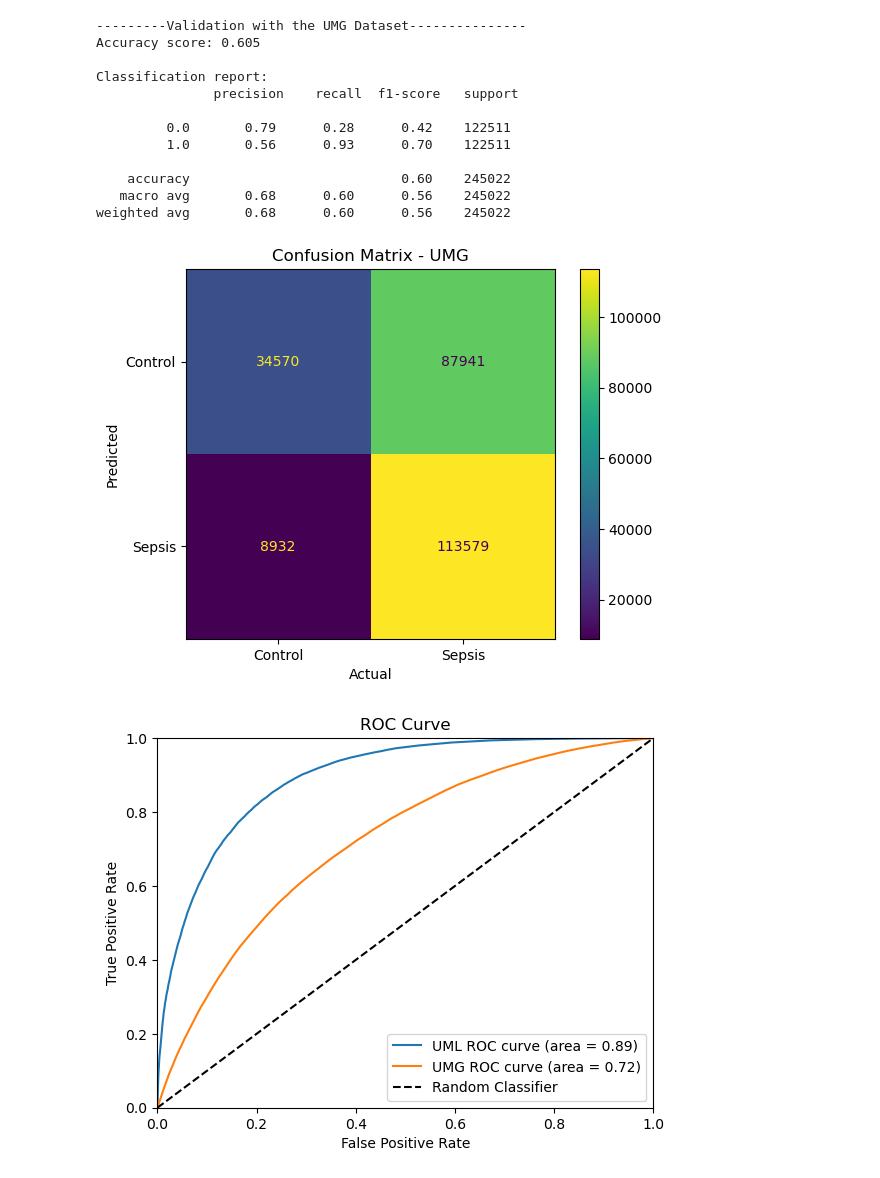
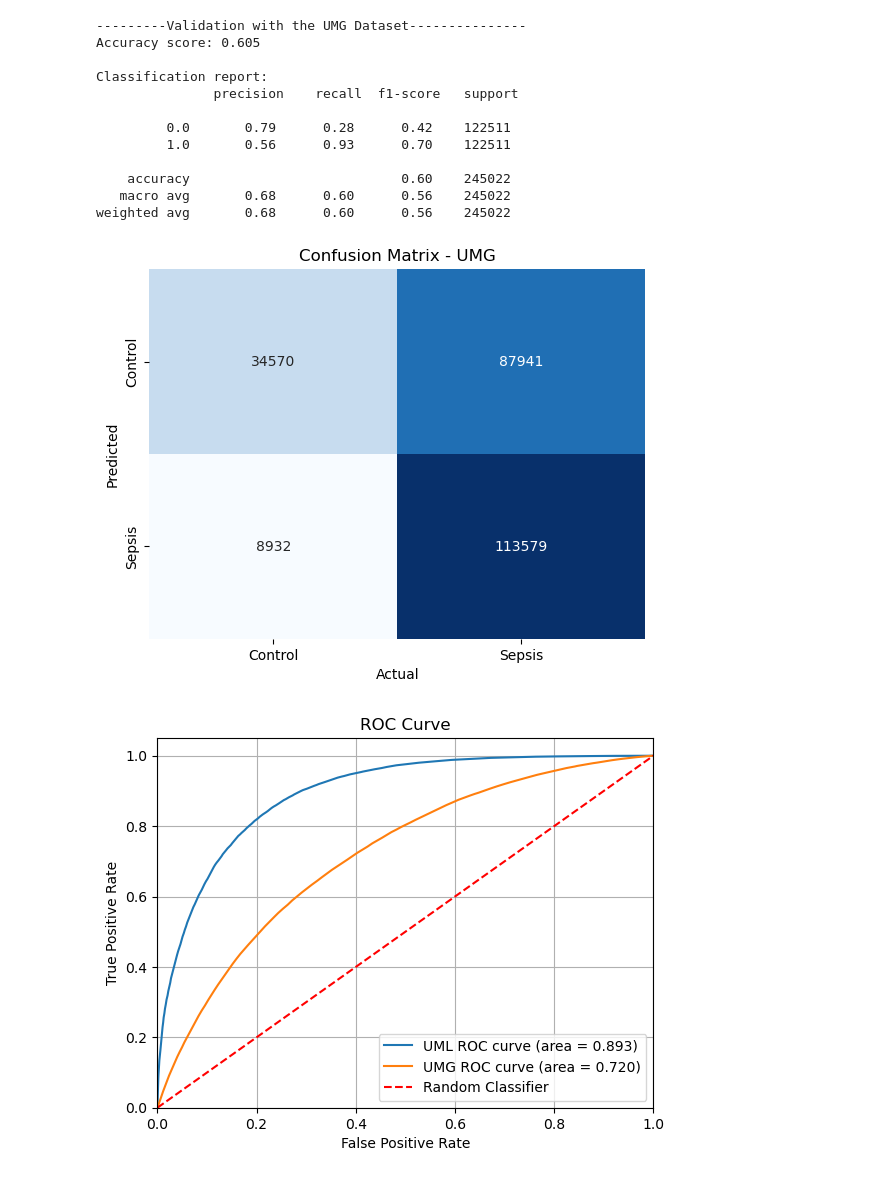
Before and after one commit to michaeltwo/info501, a Jupyter notebook: randomForest.ipynb, the cells around one changed output. Saved outputs shown, nothing was run; the diff lists cells and outputs as text; code cells hidden in the pictures.

```diff
--- a/randomForest.ipynb
+++ b/randomForest.ipynb
@@ -9,8 +9,8 @@ from sklearn.metrics import accuracy_score, classification_report, confusion_mat
 %run preprocessing.ipynb import preprocess, clean, remove_outliers, rescale_dataset, undersample_data, split_external_data
 
 df=pd.read_csv("sbcdata.csv")
-#Use df_uml for training the model and df_umg for validation
-df_uml, df_umg = preprocess(df, save_csv=True)
+#Use df_uml to train and test the model and df_umg for validation
+df_uml, df_umg = preprocess(df, save_csv=False)
 # %% [output]
 Count of each target variable before preprop: Diagnosis
 0.0    1776380
@@ -161,14 +180,17 @@ weighted avg       0.68      0.60      0.56    245022
 # %%
 #Validation: calculate confusion matrix
 conf_matrix_valid=confusion_matrix(y_validation, y_pred_valid)
-ConfusionMatrixDisplay(confusion_matrix = conf_matrix_valid, display_labels = ['Control','Sepsis']).plot()
+sns.heatmap(conf_matrix_valid, annot=True, fmt="d", cmap="Blues", cbar=False,
+            xticklabels=['Control','Sepsis'],
+            yticklabels=['Control','Sepsis'])
+#ConfusionMatrixDisplay(confusion_matrix = conf_matrix_valid, display_labels = ['Control','Sepsis']).plot()
 
 plt.ylabel('Predicted')
 plt.title('Confusion Matrix - UMG')
 plt.xlabel('Actual')
 plt.show()
 # %% [output]
-[figure, old version]
+[figure, new version]
 # %%
 # Validation: ROC curve
 # Generate predictions
@@ -179,17 +201,19 @@ fpr_v, tpr_v, thresholds_v = roc_curve(y_validation, y_pred_valid_prob, pos_labe
 roc_auc_v = roc_auc_score(y_validation, y_pred_valid_prob)
 
 # Plot the UML ROC curve
-plt.plot(fpr, tpr, label='UML ROC curve (area = %0.2f)' % roc_auc)
+
+plt.plot(fpr, tpr, label='UML ROC curve (area = %0.3f)' % roc_auc)
 # Plot the UMG ROC curve
-plt.plot(fpr_v, tpr_v, label='UMG ROC curve (area = %0.2f)' % roc_auc_v)
+plt.plot(fpr_v, tpr_v, label='UMG ROC curve (area = %0.3f)' % roc_auc_v)
 # roc curve for tpr = fpr
-plt.plot([0, 1], [0, 1], 'k--', label='Random Classifier')
+plt.plot([0, 1], [0, 1], 'r--', label='Random Classifier')
 plt.xlim([0.0,1.0])
-plt.ylim([0.0,1.0])
+plt.ylim([0.0,1.05])
 plt.xlabel('False Positive Rate')
 plt.ylabel('True Positive Rate')
 plt.title('ROC Curve')
+plt.grid(visible=True)
 plt.legend(loc="lower right")
 plt.show()
 # %% [output]
-[figure, old version]
+[figure, new version]
```
Also changed, not shown: parts of 5 cells of this notebook.
